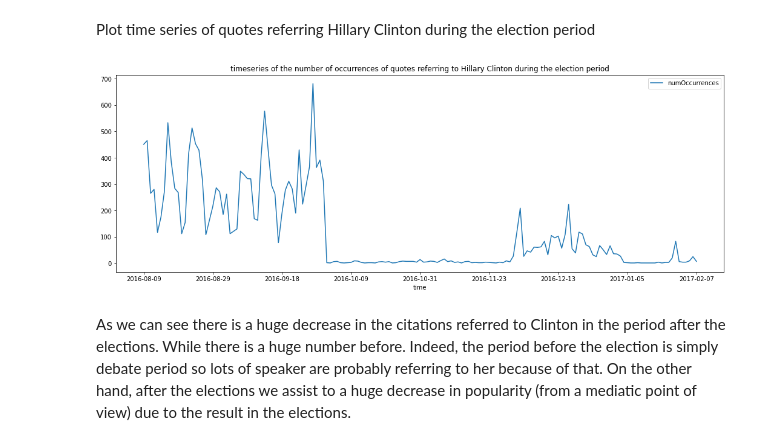
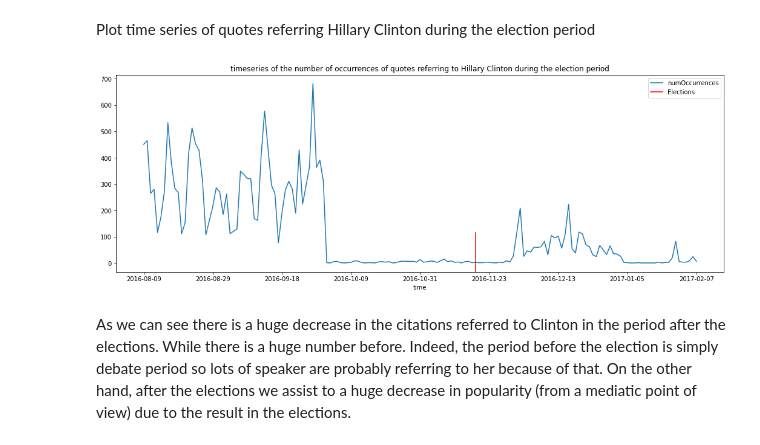
Before and after one commit to lucarossi9/Applied-Data-Analysis-project, a Jupyter notebook: Project 2.ipynb, the cells around one changed output. Drawn from its saved outputs; the diff is of its cells as text; code cells hidden in the pictures.

```diff
--- a/Project 2.ipynb
+++ b/Project 2.ipynb
@@ -134,8 +134,7 @@ Clinton_dataframe
 
 list_Clinton_dates = []
 
-for date_list in Clinton_dataframe["date"].values: #we create a list containing all the dates of clinton quotes
-    list_Clinton_dates = list_Clinton_dates + date_list
+list_Clinton_dates = [item for sublist in Clinton_dataframe["date"].values for item in sublist]
 
 times_series_Clinton = pd.DataFrame(index = list_Clinton_dates) # we create a Df whose index are the dates
 times_series_Clinton.index = times_series_Clinton.index.map(lambda x: str(x)[:-9]) #we are not interested in the hour but just in the date, we remove the
@@ -195,14 +194,16 @@ Plot time series of quotes referring Hillary Clinton during the election period
 # %%
 #Plot time series
 times_series_Clinton_BA_election["numOccurrences"] = 1
 
 times_series_Clinton_BA_election.groupby(by = times_series_Clinton_BA_election.index).count().plot()
 plt.rcParams["figure.figsize"] = (18,6)
+plt.axvline(x=96, ymax=0.2, color='r', label='Elections')
 plt.title("timeseries of the number of occurrences of quotes referring to Hillary Clinton during the election period")
 plt.xlabel("time")
+plt.legend()
 plt.show()
 # %% [output]
-[figure, old version]
+[figure, new version]
 # %% [markdown]
 As we can see there is a huge decrease in the citations referred to Clinton in the period after the elections. While there is a huge number before. Indeed, the period before the election is simply debate period so lots of speaker are probably referring to her because of that. On the other hand, after the elections we assist to a huge decrease in popularity (from a mediatic point of view) due to the result in the elections.
 # %% [markdown]
```
Also changed, not shown: parts of 15 cells of this notebook, 2 other files.
